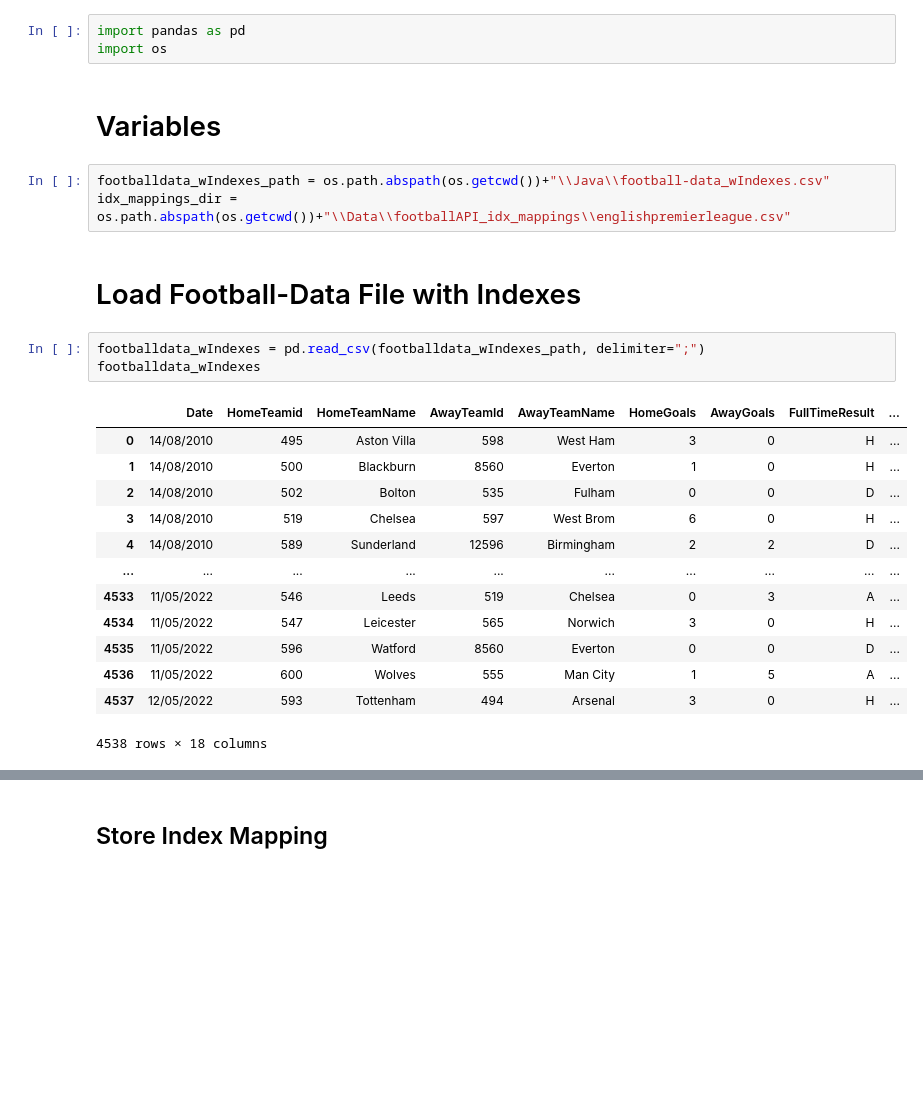
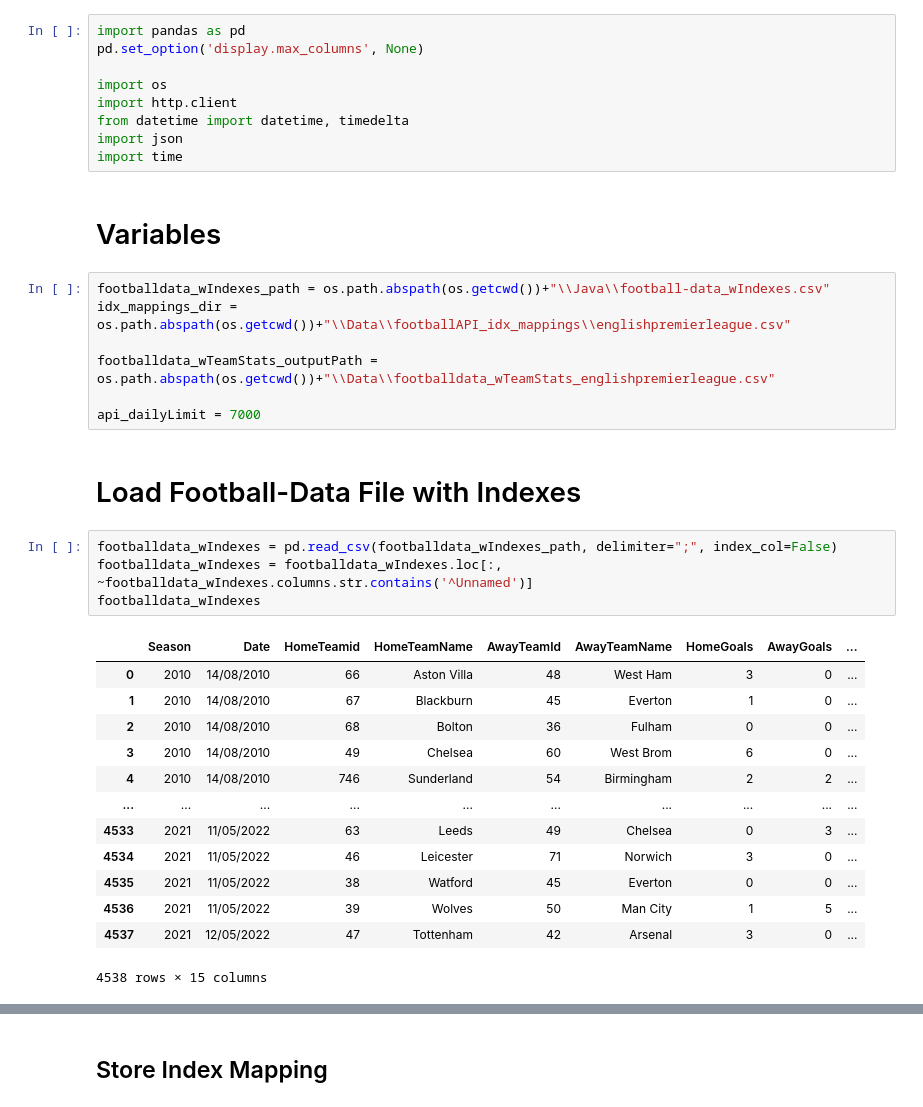
Before and after one commit to LuisSimoes17/football-forecast, a Jupyter notebook: data_prep.ipynb, the cells around one changed output, grey strips where cells are left out. Cells and saved outputs as stored; diff of their text form; blank space fills up the shorter version.

Commit message:
data preped (stats included) first version

```diff
--- a/data_prep.ipynb
+++ b/data_prep.ipynb
@@ -2,31 +2,42 @@
 # Imports
 # %%
 import pandas as pd
+pd.set_option('display.max_columns', None)
+
 import os
+import http.client
+from datetime import datetime, timedelta
+import json
+import time
 # %% [markdown]
 # Variables
 # %%
 footballdata_wIndexes_path = os.path.abspath(os.getcwd())+"\\Java\\football-data_wIndexes.csv"
 idx_mappings_dir = os.path.abspath(os.getcwd())+"\\Data\\footballAPI_idx_mappings\\englishpremierleague.csv"
+
+footballdata_wTeamStats_outputPath = os.path.abspath(os.getcwd())+"\\Data\\footballdata_wTeamStats_englishpremierleague.csv"
+
+api_dailyLimit = 7000
 # %% [markdown]
 # Load Football-Data File with Indexes
 # %%
-footballdata_wIndexes = pd.read_csv(footballdata_wIndexes_path, delimiter=";")
+footballdata_wIndexes = pd.read_csv(footballdata_wIndexes_path, delimiter=";", index_col=False)
+footballdata_wIndexes = footballdata_wIndexes.loc[:, ~footballdata_wIndexes.columns.str.contains('^Unnamed')]
 footballdata_wIndexes
 # %% [output]
-|  | Date | HomeTeamid | HomeTeamName | AwayTeamId | AwayTeamName | HomeGoals | AwayGoals | FullTimeResult | ... |
-| 0 | 14/08/2010 | 495 | Aston Villa | 598 | West Ham | 3 | 0 | H | ... |
-| 1 | 14/08/2010 | 500 | Blackburn | 8560 | Everton | 1 | 0 | H | ... |
-| 2 | 14/08/2010 | 502 | Bolton | 535 | Fulham | 0 | 0 | D | ... |
-| 3 | 14/08/2010 | 519 | Chelsea | 597 | West Brom | 6 | 0 | H | ... |
-| 4 | 14/08/2010 | 589 | Sunderland | 12596 | Birmingham | 2 | 2 | D | ... |
+|  | Season | Date | HomeTeamid | HomeTeamName | AwayTeamId | AwayTeamName | HomeGoals | AwayGoals | ... |
+| 0 | 2010 | 14/08/2010 | 66 | Aston Villa | 48 | West Ham | 3 | 0 | ... |
+| 1 | 2010 | 14/08/2010 | 67 | Blackburn | 45 | Everton | 1 | 0 | ... |
+| 2 | 2010 | 14/08/2010 | 68 | Bolton | 36 | Fulham | 0 | 0 | ... |
+| 3 | 2010 | 14/08/2010 | 49 | Chelsea | 60 | West Brom | 6 | 0 | ... |
+| 4 | 2010 | 14/08/2010 | 746 | Sunderland | 54 | Birmingham | 2 | 2 | ... |
 | ... | ... | ... | ... | ... | ... | ... | ... | ... | ... |
-| 4533 | 11/05/2022 | 546 | Leeds | 519 | Chelsea | 0 | 3 | A | ... |
-| 4534 | 11/05/2022 | 547 | Leicester | 565 | Norwich | 3 | 0 | H | ... |
-| 4535 | 11/05/2022 | 596 | Watford | 8560 | Everton | 0 | 0 | D | ... |
-| 4536 | 11/05/2022 | 600 | Wolves | 555 | Man City | 1 | 5 | A | ... |
-| 4537 | 12/05/2022 | 593 | Tottenham | 494 | Arsenal | 3 | 0 | H | ... |
+| 4533 | 2021 | 11/05/2022 | 63 | Leeds | 49 | Chelsea | 0 | 3 | ... |
+| 4534 | 2021 | 11/05/2022 | 46 | Leicester | 71 | Norwich | 3 | 0 | ... |
+| 4535 | 2021 | 11/05/2022 | 38 | Watford | 45 | Everton | 0 | 0 | ... |
+| 4536 | 2021 | 11/05/2022 | 39 | Wolves | 50 | Man City | 1 | 5 | ... |
+| 4537 | 2021 | 12/05/2022 | 47 | Tottenham | 42 | Arsenal | 3 | 0 | ... |
-4538 rows × 18 columns
+4538 rows × 15 columns
 # %%
 footballdata_wIndexes.count()
 # %% [output]
```
Also changed, not shown: parts of 7 cells of this notebook, 2 other files.
